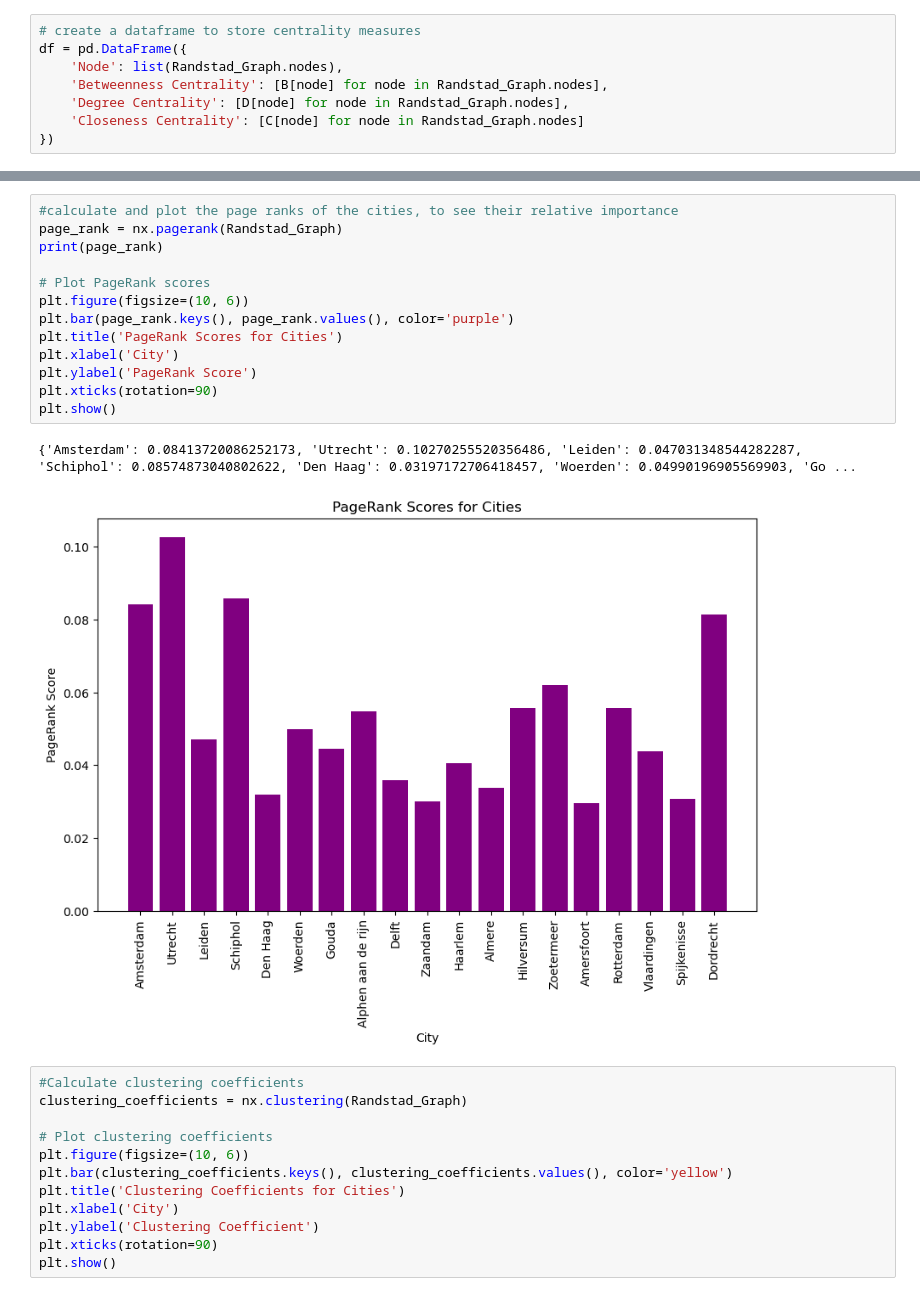
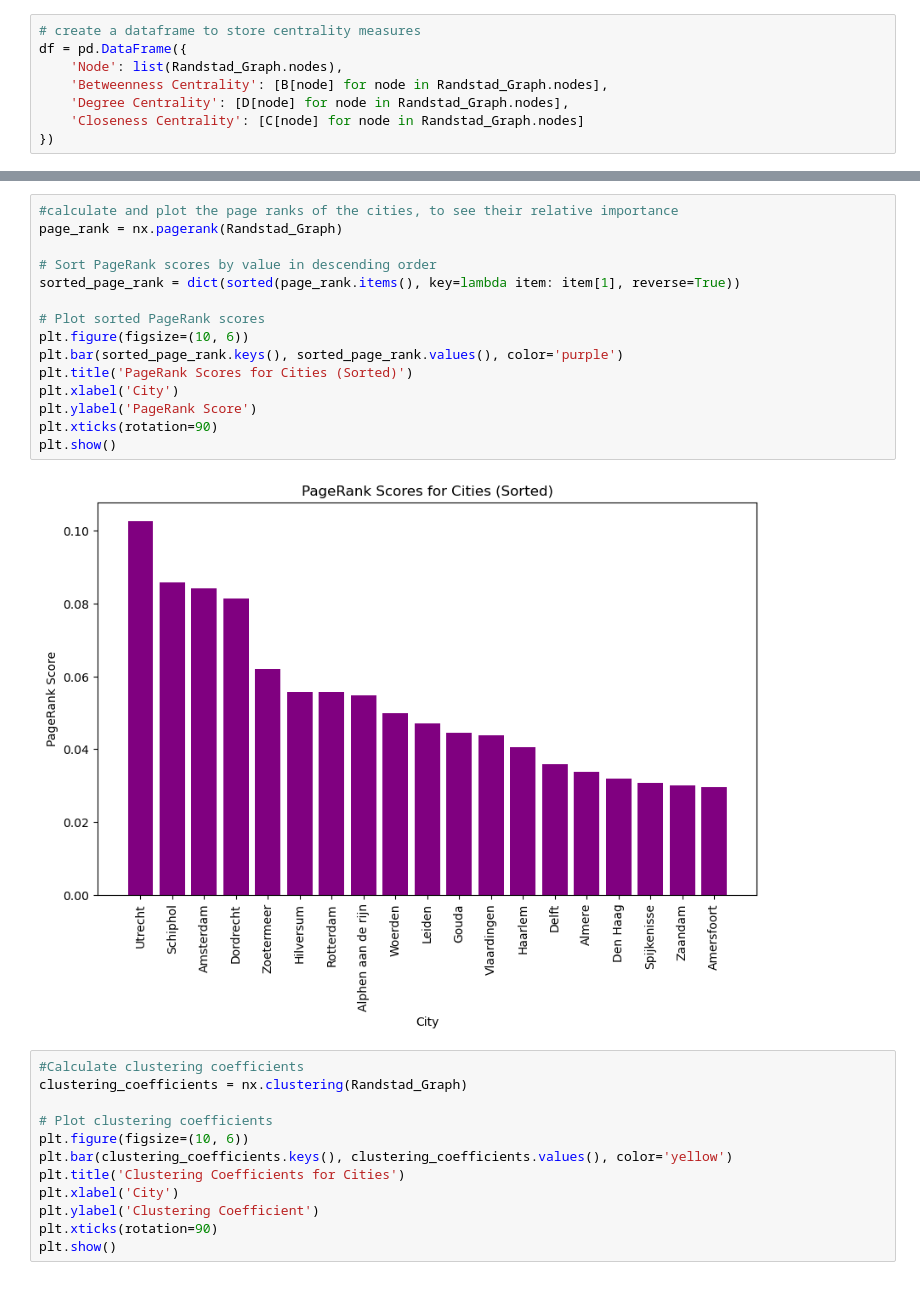
Before and after one commit to ElizeBr/Networked-Systems-Group-Assignment, a Jupyter notebook: Randstad.ipynb, the cells around one changed output, grey strips where cells are left out. Saved outputs shown, nothing was run; the diff lists cells and outputs as text.

```diff
--- a/Randstad.ipynb
+++ b/Randstad.ipynb
@@ -301,19 +253,20 @@ plt.show()
 # %%
 #calculate and plot the page ranks of the cities, to see their relative importance
 page_rank = nx.pagerank(Randstad_Graph)
-print(page_rank)
 
-# Plot PageRank scores
+# Sort PageRank scores by value in descending order
+sorted_page_rank = dict(sorted(page_rank.items(), key=lambda item: item[1], reverse=True))
+
+# Plot sorted PageRank scores
 plt.figure(figsize=(10, 6))
-plt.bar(page_rank.keys(), page_rank.values(), color='purple')
-plt.title('PageRank Scores for Cities')
+plt.bar(sorted_page_rank.keys(), sorted_page_rank.values(), color='purple')
+plt.title('PageRank Scores for Cities (Sorted)')
 plt.xlabel('City')
 plt.ylabel('PageRank Score')
 plt.xticks(rotation=90)
 plt.show()
 # %% [output]
-{'Amsterdam': 0.08413720086252173, 'Utrecht': 0.10270255520356486, 'Leiden': 0.047031348544282287, 'Schiphol': 0.08574873040802622, 'Den Haag': 0.03197172706418457, 'Woerden': 0.04990196905569903, 'Go ...
-[figure, old version]
+[figure, new version]
 # %%
 #Calculate clustering coefficients
 clustering_coefficients = nx.clustering(Randstad_Graph)
```
Also changed, not shown: parts of 17 cells of this notebook.
